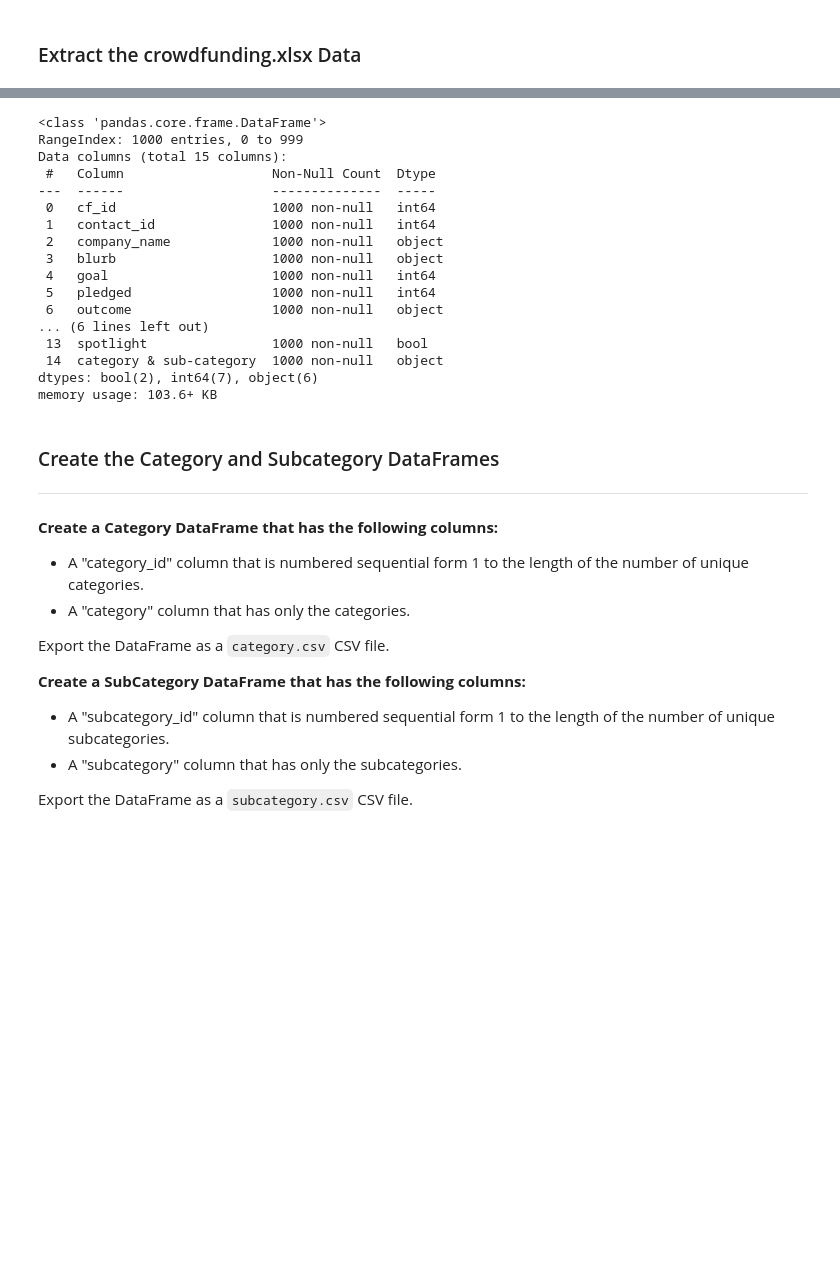
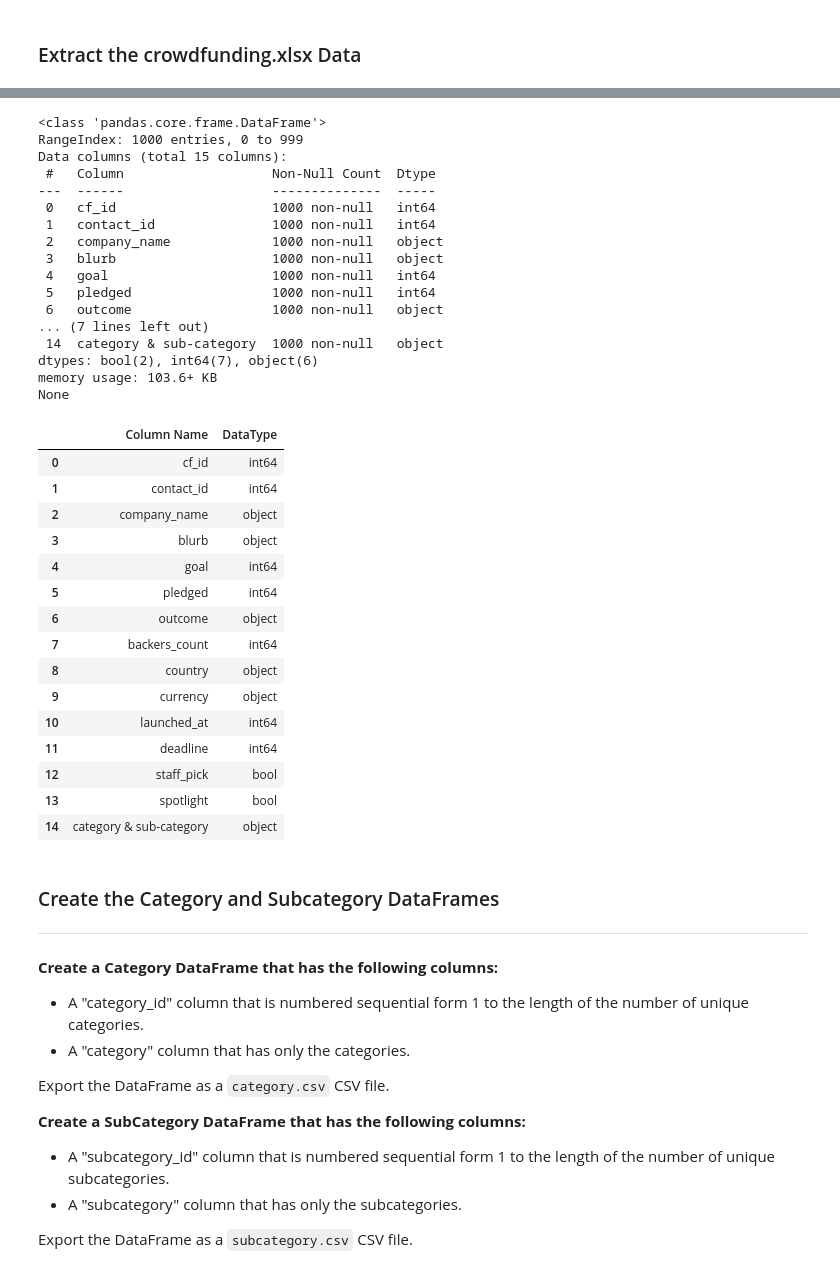
Before and after one commit to ktennant5378/Crowdfunding_ETL, a Jupyter notebook: Starter_Files/ETL_Mini_Project_Starter_Code.ipynb, the cells around one changed output, grey strips where cells are left out. Drawn from its saved outputs; the diff is of its cells as text; code cells hidden in the pictures; blank space fills up the shorter version.

```diff
--- a/Starter_Files/ETL_Mini_Project_Starter_Code.ipynb
+++ b/Starter_Files/ETL_Mini_Project_Starter_Code.ipynb
@@ -16,27 +16,50 @@ crowdfunding_info_df.head()
 | 2 | 1812 | 4187 | Melton, Robinson and Fritz | Function-based leadingedge pricin... | 108400 | 142523 | successful | 1425 | AU | ... |
 | 3 | 2156 | 4941 | Mcdonald, Gonzalez and Ross | Vision-oriented fresh-thinking co... | 4200 | 2477 | failed | 24 | US | ... |
 | 4 | 1365 | 2199 | Larson-Little | Proactive foreground core | 7600 | 5265 | failed | 53 | US | ... |
-# %%
-# Get a brief summary of the crowdfunding_info DataFrame.
-crowdfunding_info_df.info()
-# %% [output]
-<class 'pandas.core.frame.DataFrame'>
-RangeIndex: 1000 entries, 0 to 999
-Data columns (total 15 columns):
- #   Column                   Non-Null Count  Dtype
----  ------                   --------------  -----
- 0   cf_id                    1000 non-null   int64
- 1   contact_id               1000 non-null   int64
- 2   company_name             1000 non-null   object
- 3   blurb                    1000 non-null   object
- 4   goal                     1000 non-null   int64
- 5   pledged                  1000 non-null   int64
- 6   outcome                  1000 non-null   object
-... (6 lines left out)
- 13  spotlight                1000 non-null   bool
- 14  category & sub-category  1000 non-null   object
-dtypes: bool(2), int64(7), object(6)
-memory usage: 103.6+ KB
+# %%
+# Get a brief summary of the crowdfunding_info DataFrame.
+info = crowdfunding_info_df.info()
+print(info)
+
+# Create a DataFrame for each column's DataType
+datatype_df = pd.DataFrame(crowdfunding_info_df.dtypes, columns=['DataType'])
+datatype_df = datatype_df.reset_index()
+datatype_df = datatype_df.rename(columns={'index': 'Column Name'})
+datatype_df
+# %% [output]
+<class 'pandas.core.frame.DataFrame'>
+RangeIndex: 1000 entries, 0 to 999
+Data columns (total 15 columns):
+ #   Column                   Non-Null Count  Dtype
+---  ------                   --------------  -----
+ 0   cf_id                    1000 non-null   int64
+ 1   contact_id               1000 non-null   int64
+ 2   company_name             1000 non-null   object
+ 3   blurb                    1000 non-null   object
+ 4   goal                     1000 non-null   int64
+ 5   pledged                  1000 non-null   int64
+ 6   outcome                  1000 non-null   object
+... (7 lines left out)
+ 14  category & sub-category  1000 non-null   object
+dtypes: bool(2), int64(7), object(6)
+memory usage: 103.6+ KB
+None
+|  | Column Name | DataType |
+| 0 | cf_id | int64 |
+| 1 | contact_id | int64 |
+| 2 | company_name | object |
+| 3 | blurb | object |
+| 4 | goal | int64 |
+| 5 | pledged | int64 |
+| 6 | outcome | object |
+| 7 | backers_count | int64 |
+| 8 | country | object |
+| 9 | currency | object |
+| 10 | launched_at | int64 |
+| 11 | deadline | int64 |
+| 12 | staff_pick | bool |
+| 13 | spotlight | bool |
+| 14 | category & sub-category | object |
 # %% [markdown]
 ### Create the Category and Subcategory DataFrames
 ---
```
Also changed, not shown: parts of 5 cells of this notebook.
